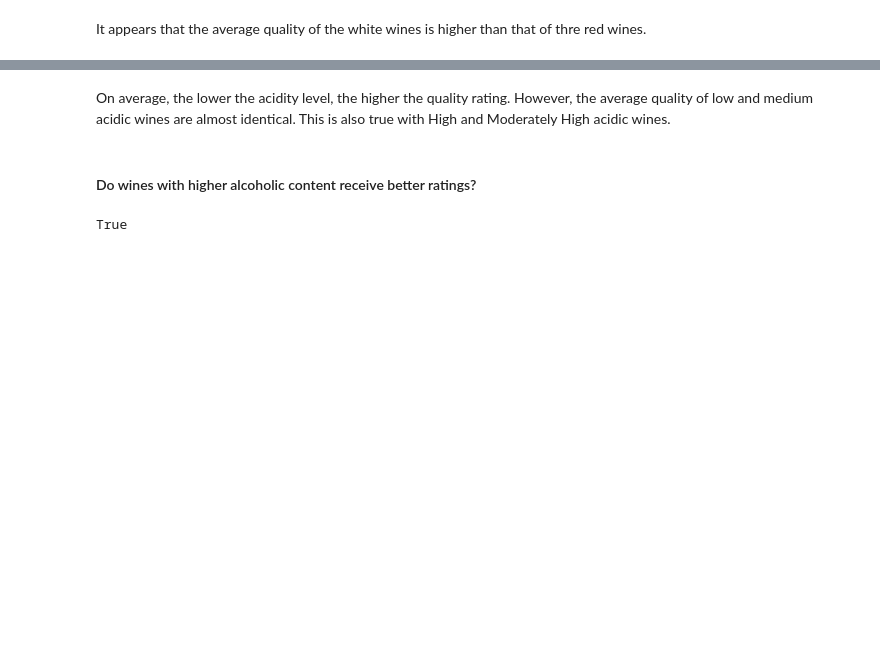
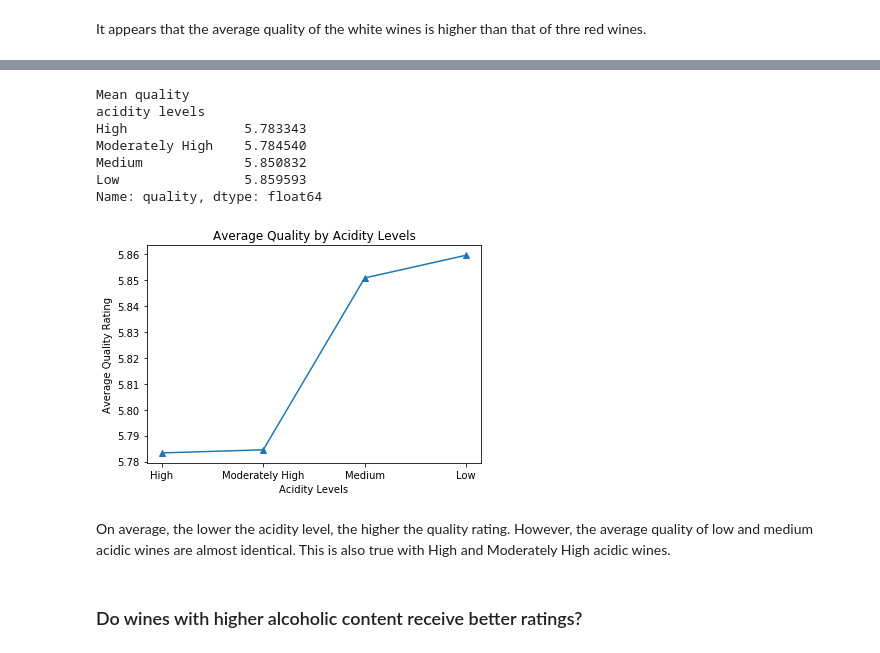
Before and after one commit to reidabook/wine-quality-assessment, a Jupyter notebook: Gathering.ipynb, the cells around one changed output, grey strips where cells are left out. Cells and saved outputs as stored; diff of their text form; code cells hidden in the pictures; blank space fills up the shorter version.

```diff
--- a/Gathering.ipynb
+++ b/Gathering.ipynb
@@ -280,7 +288,39 @@ Name: quality, dtype: float64
+# %%
+acid_mean = wine_df.groupby('acidity levels')['quality'].mean()
+
+high_mean = acid_mean['High']
+modhigh_mean = acid_mean['Moderately High']
+med_mean = acid_mean['Medium']
+low_mean = acid_mean['Low']
+
+locations = [1,2,3,4]
+heights = [high_mean, modhigh_mean, med_mean, low_mean]
+labels = ["High", "Moderately High", "Medium", "Low"]
+#plt.bar(locations, heights, tick_label=labels)
+plt.plot(labels,heights,'-^')
+plt.title('Average Quality by Acidity Levels')
+plt.xlabel('Acidity Levels')
+plt.ylabel('Average Quality Rating');
+
+print(
+    "Mean quality",
+
+    acid_mean,
+
+    sep='\n')
+# %% [output]
+Mean quality
+acidity levels
+High               5.783343
+Moderately High    5.784540
+Medium             5.850832
+Low                5.859593
+Name: quality, dtype: float64
+[figure, added]
 # %% [markdown]
 On average, the lower the acidity level, the higher the quality rating. However, the average quality of low and medium acidic wines are almost identical. This is also true with High and Moderately High acidic wines.
 # %% [markdown]
-#### Do wines with higher alcoholic content receive better ratings?
+### Do wines with higher alcoholic content receive better ratings?
 # %%
 med_alc = wine_df['alcohol'].median()
 
@@ -289,9 +329,6 @@ low_alcohol = wine_df[wine_df['alcohol'] < med_alc]
 # select samples with alcohol content greater than or equal to the median
 high_alcohol = wine_df[wine_df['alcohol'] >= med_alc]
 
-# ensure these queries included each sample exactly once
-num_samples = wine_df.shape[0]
-num_samples == low_alcohol['quality'].count() + high_alcohol['quality'].count() # should be True
+mean_quality_low = low_alcohol['quality'].mean()
+mean_quality_high = high_alcohol['quality'].mean()
-# %% [output]
-True
 # %%
```
Also changed, not shown: parts of 12 cells of this notebook.
